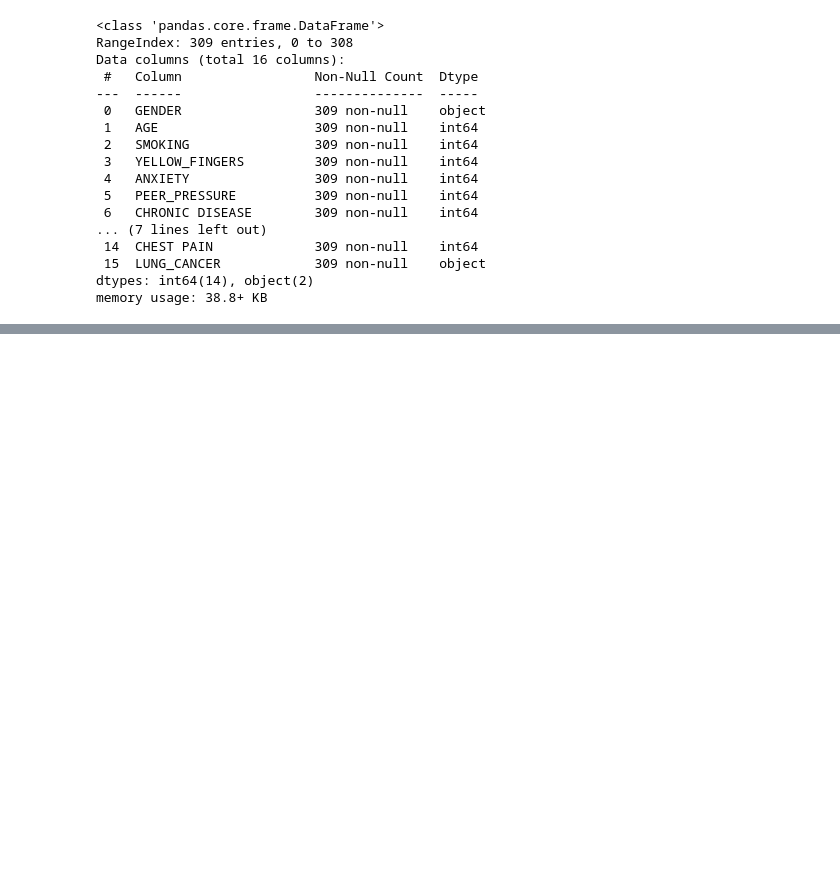
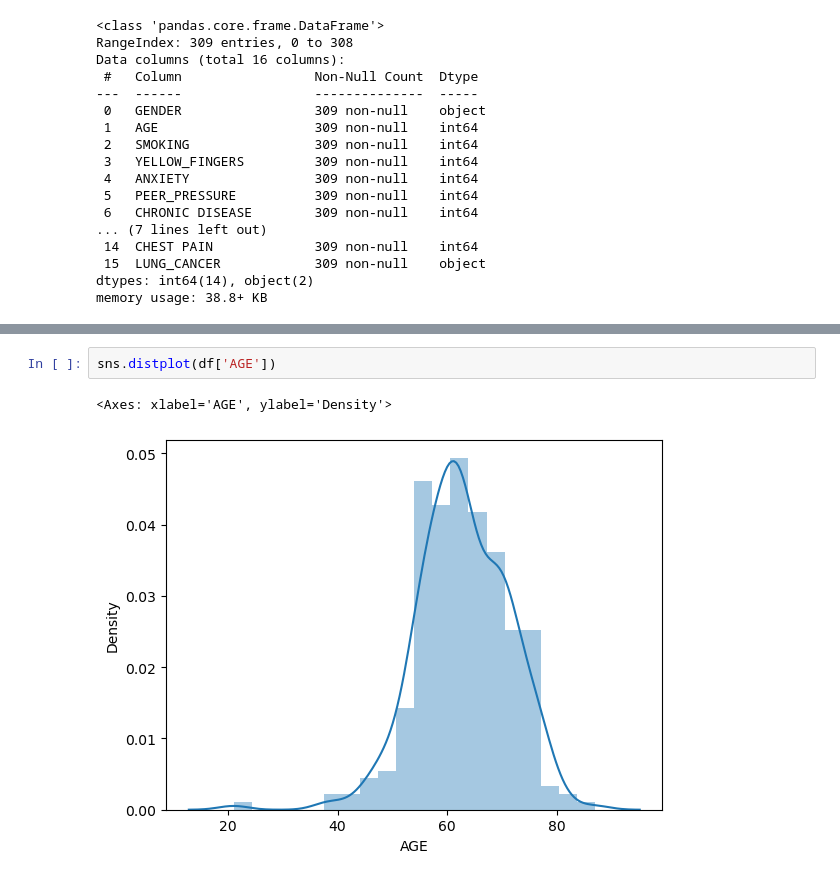
Before and after one commit to Dcoder-Nikhil/DS-projects, a Jupyter notebook: Lung Cancer Detection/lungCancerDetection.ipynb, the cells around one changed output, grey strips where cells are left out. Saved outputs shown, nothing was run; the diff lists cells and outputs as text; blank space fills up the shorter version.

```diff
--- a/Lung Cancer Detection/lungCancerDetection.ipynb
+++ b/Lung Cancer Detection/lungCancerDetection.ipynb
@@ -269,0 +132,5 @@ https://gist.github.com/mwaskom/de44147ed2974457ad6372750bbe5751
+# %%
+sns.distplot(df['AGE'])
+# %% [output]
+<Axes: xlabel='AGE', ylabel='Density'>
+[figure, added]
```
Also changed, not shown: parts of 30 cells of this notebook.
